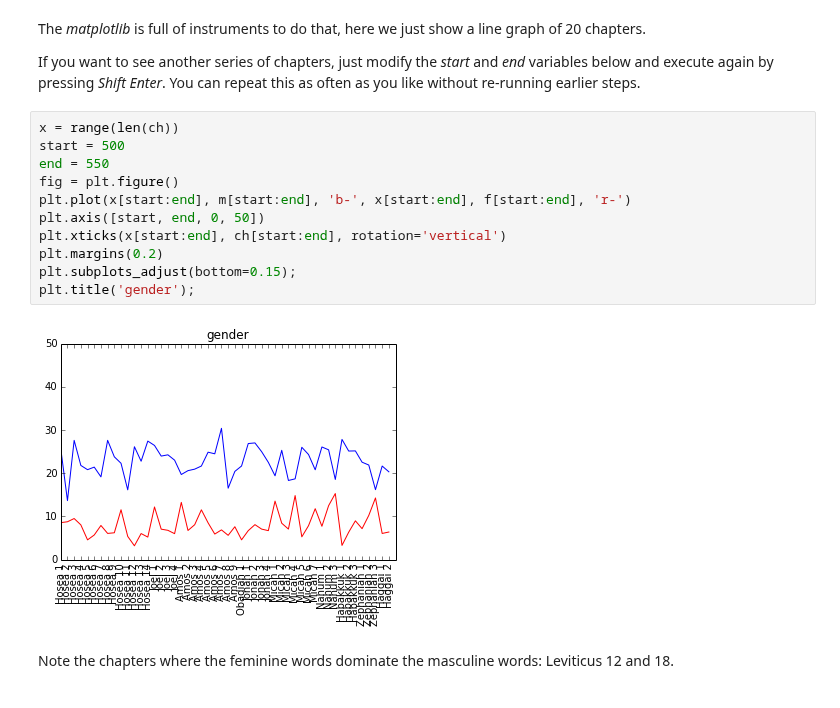
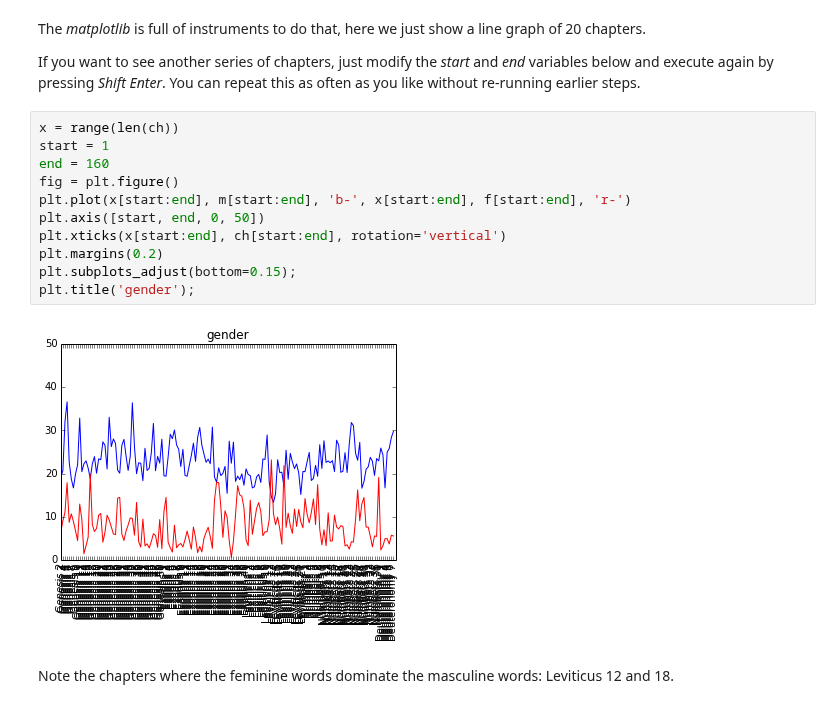
Before and after one commit to dirkroorda/laf-fabric, a Jupyter notebook: notebooks/gender.ipynb, the cells around one changed output. Cells and saved outputs as stored; diff of their text form.

```diff
--- a/notebooks/gender.ipynb
+++ b/notebooks/gender.ipynb
@@ -236,16 +236,16 @@ The *matplotlib* is full of instruments to do that, here we just show a line gra
 If you want to see another series of chapters, just modify the *start* and *end* variables below and execute again by pressing *Shift Enter*. You can repeat this as often as you like without re-running earlier steps.
 # %%
 x = range(len(ch))
-start = 500
-end = 550
+start = 1
+end = 160
 fig = plt.figure()
 plt.plot(x[start:end], m[start:end], 'b-', x[start:end], f[start:end], 'r-')
 plt.axis([start, end, 0, 50])
 plt.xticks(x[start:end], ch[start:end], rotation='vertical')
 plt.margins(0.2)
 plt.subplots_adjust(bottom=0.15);
 plt.title('gender');
 # %% [output]
-[figure, old version]
+[figure, new version]
 # %% [markdown]
 Note the chapters where the feminine words dominate the masculine words: Leviticus 12 and 18.
```
Also changed, not shown: parts of 2 cells of this notebook, 7 other files.
